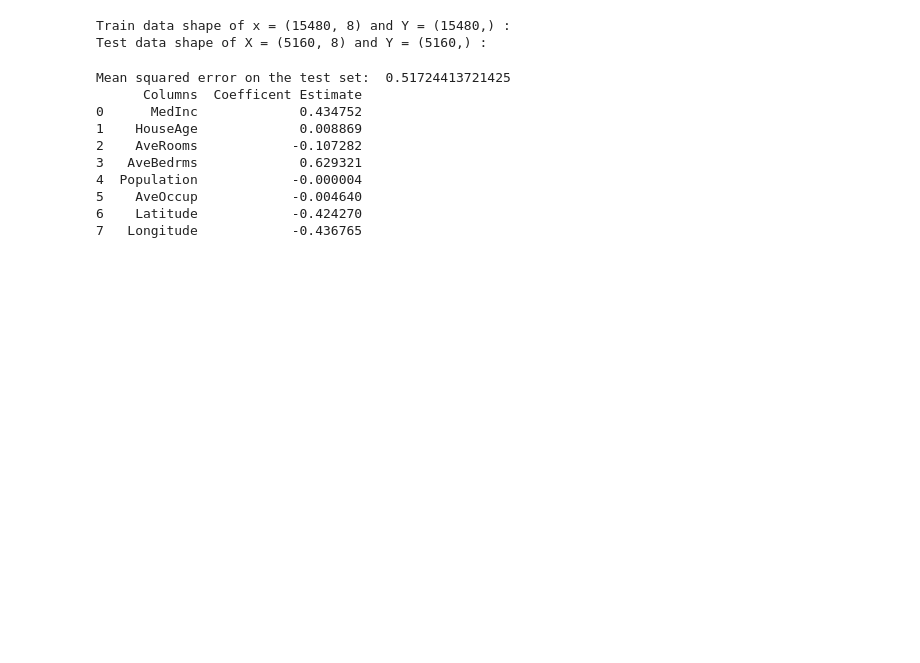
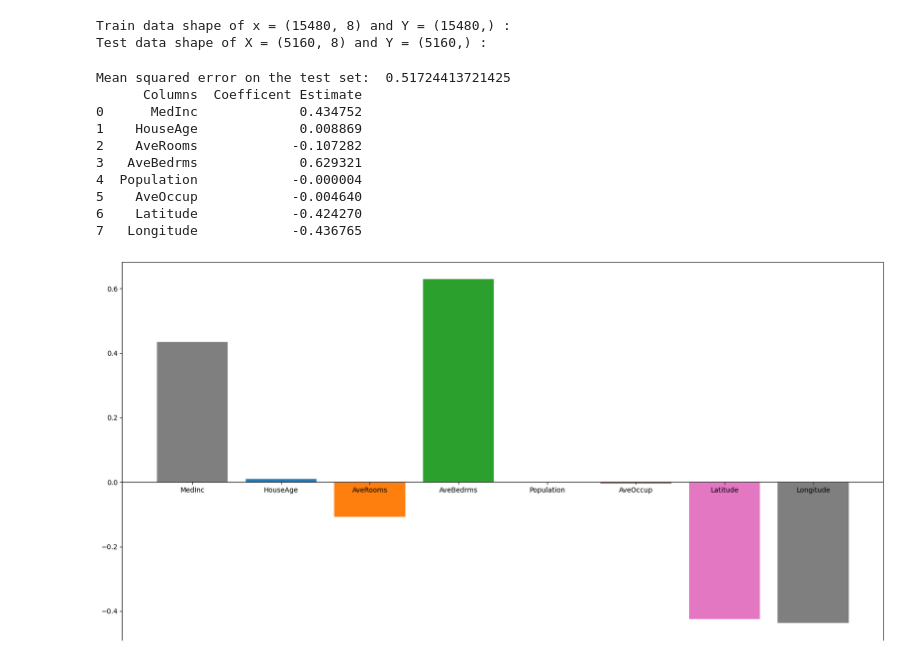
Before and after one commit to sopiloteh/sillythings, a Jupyter notebook: mlrelearning.ipynb, the cells around one changed output. Cells and saved outputs as stored; diff of their text form; code cells hidden in the pictures; blank space fills up the shorter version.

```diff
--- a/mlrelearning.ipynb
+++ b/mlrelearning.ipynb
@@ -1197,3 +1197,14 @@ Mean squared error on the test set:  0.51724413721425
 5    AveOccup            -0.004640
 6    Latitude            -0.424270
 7   Longitude            -0.436765
+# %%
+fig, ax = plt.subplots(figsize = (20,10))
+color = ['tab:gray', 'tab:blue', 'tab:orange','tab:green','tab:red', 'tab:brown','tab:pink', 'tab:gray','tab:olive','tab:cyan','tab:orange','tab:green','tab:blue','tab:olive']
+
+ax.bar(lreg_coefficient['Columns'], lreg_coefficient['Coefficent Estimate'], color = color)
+ax.spines['bottom'].set_position('zero')
+
+plt.style.use('ggplot')
+plt.show()
+# %% [output]
+[figure, added]
```
Also changed, not shown: parts of 4 cells of this notebook.
